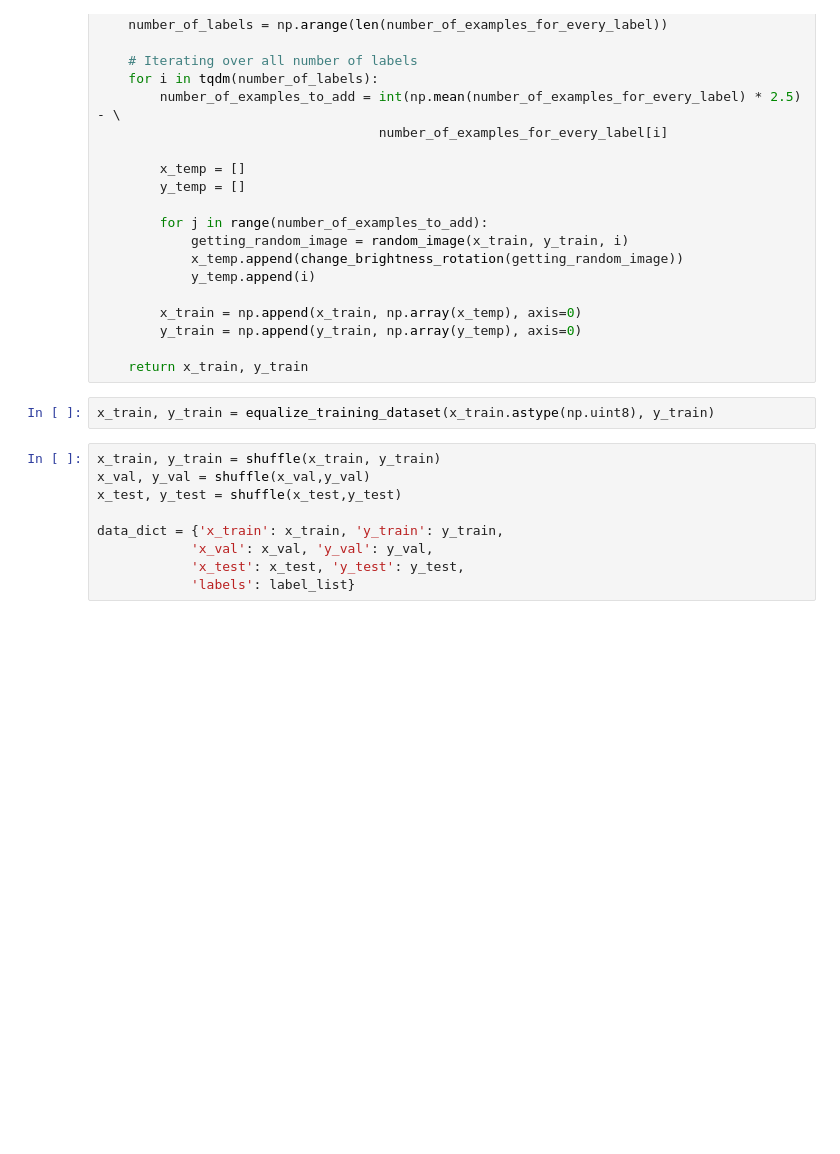
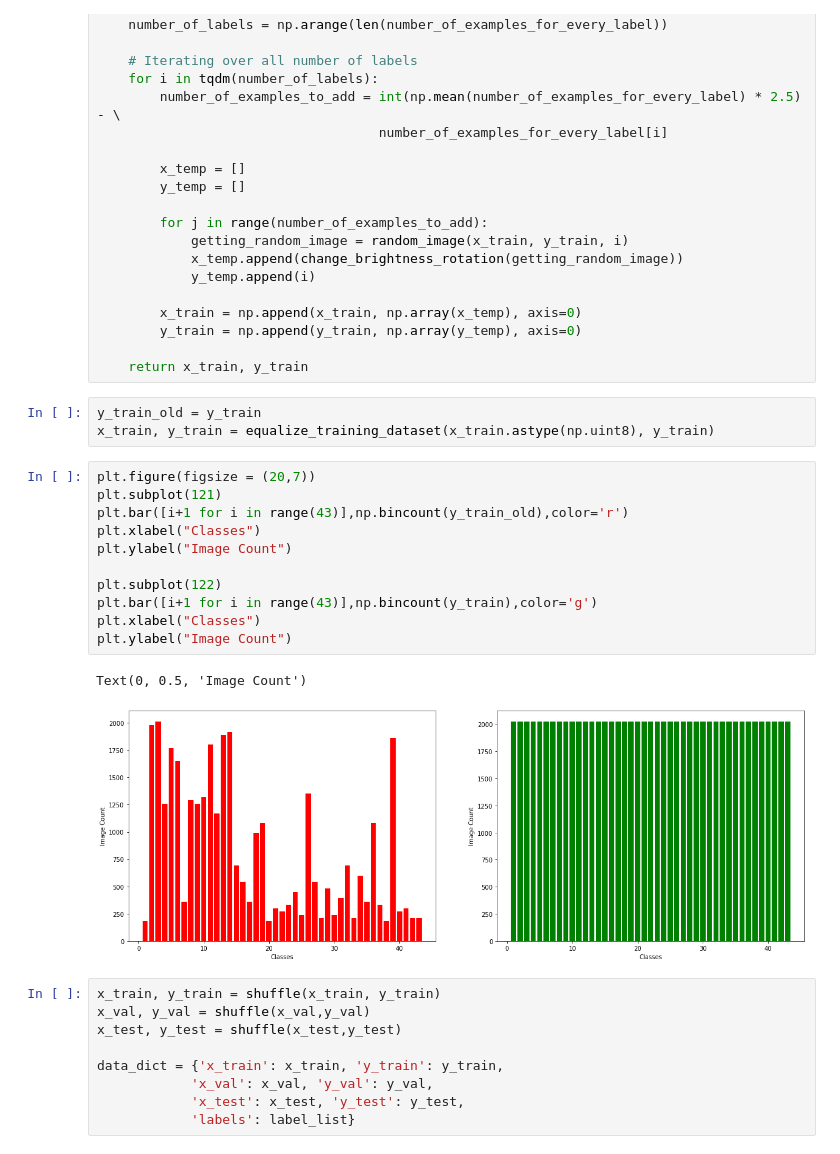
Before and after one commit to y1singh/ECE-228-Project, a Jupyter notebook: Data Preprocessing.ipynb, the cells around one changed output. Cells and saved outputs as stored; diff of their text form; blank space fills up the shorter version.

```diff
--- a/Data Preprocessing.ipynb
+++ b/Data Preprocessing.ipynb
@@ -219,7 +227,22 @@ def equalize_training_dataset(x_train, y_train):
 
     return x_train, y_train
 # %%
+y_train_old = y_train
 x_train, y_train = equalize_training_dataset(x_train.astype(np.uint8), y_train)
+# %%
+plt.figure(figsize = (20,7))
+plt.subplot(121)
+plt.bar([i+1 for i in range(43)],np.bincount(y_train_old),color='r')
+plt.xlabel("Classes")
+plt.ylabel("Image Count")
+
+plt.subplot(122)
+plt.bar([i+1 for i in range(43)],np.bincount(y_train),color='g')
+plt.xlabel("Classes")
+plt.ylabel("Image Count")
+# %% [output]
+Text(0, 0.5, 'Image Count')
+[figure, added]
 # %%
 x_train, y_train = shuffle(x_train, y_train)
 x_val, y_val = shuffle(x_val,y_val)
```
Also changed, not shown: parts of 2 cells of this notebook, 8 other files.
